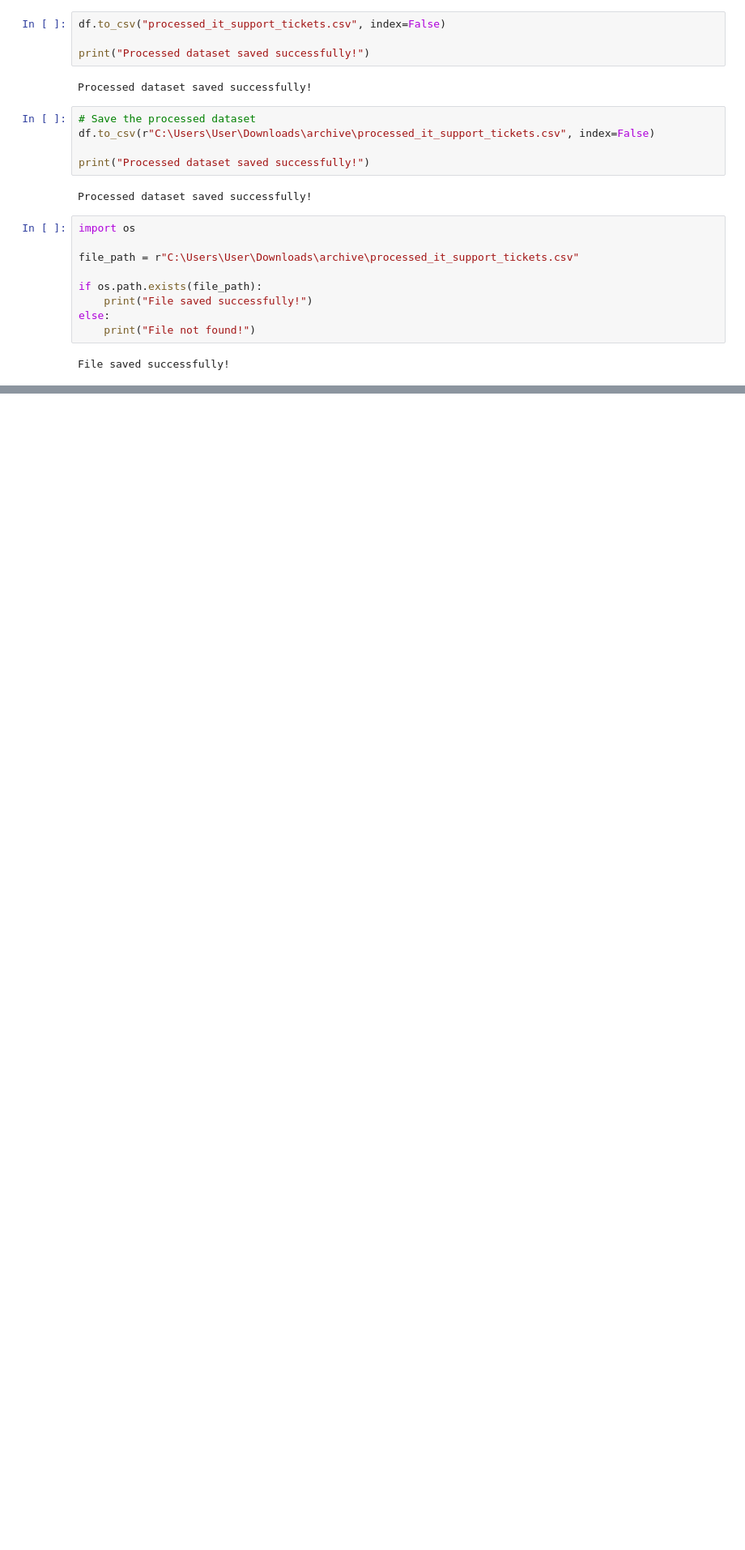
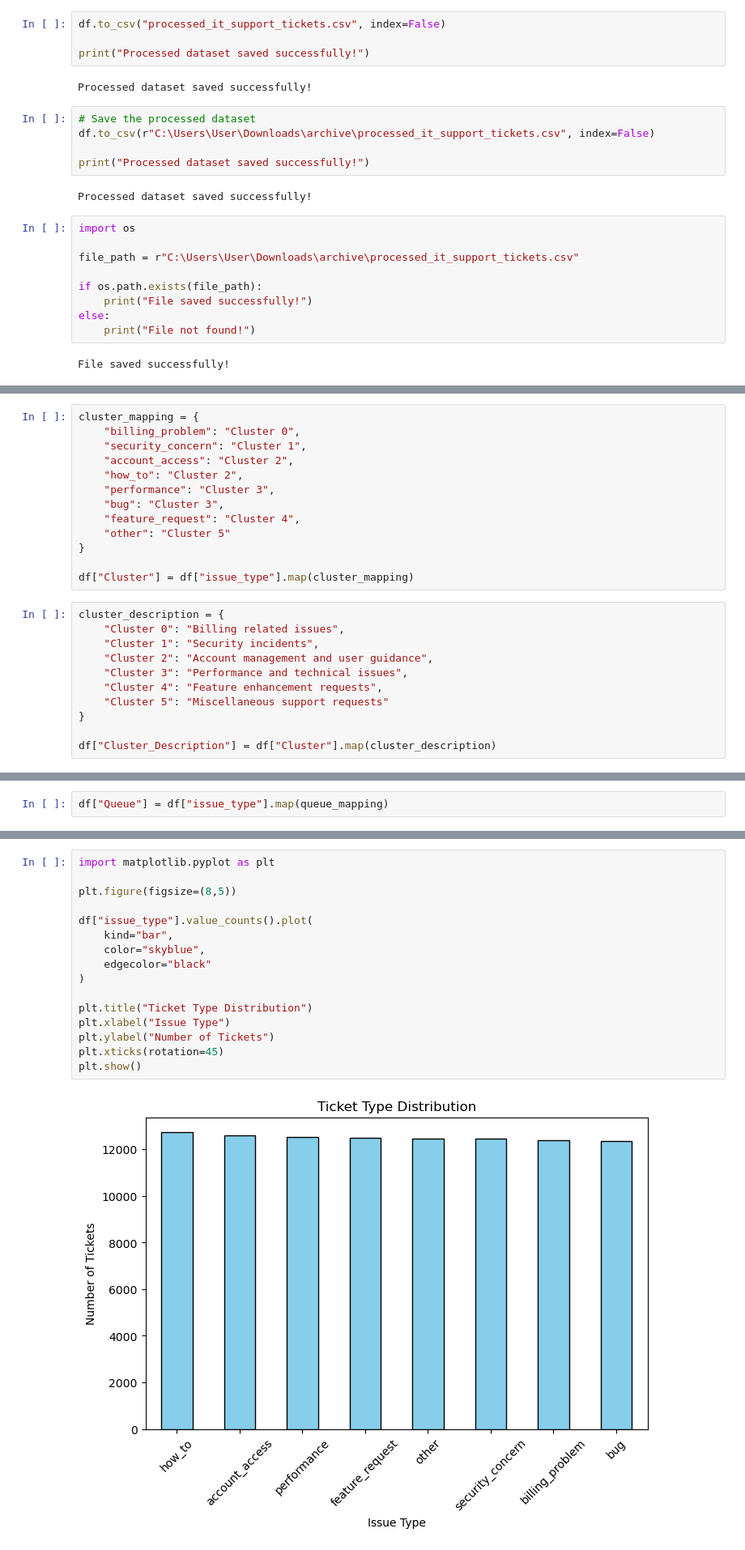
Before and after one commit to springboardmentor1210a/Supportlytics, a Jupyter notebook: internDV.ipynb, the cells around one changed output, grey strips where cells are left out. Shown at 81% size. Cells and saved outputs as stored; diff of their text form; blank space fills up the shorter version.

```diff
--- a/internDV.ipynb
+++ b/internDV.ipynb
@@ -346,0 +398,24 @@ File saved successfully!
+# %%
+cluster_mapping = {
+    "billing_problem": "Cluster 0",
+    "security_concern": "Cluster 1",
+    "account_access": "Cluster 2",
+    "how_to": "Cluster 2",
+    "performance": "Cluster 3",
+    "bug": "Cluster 3",
+    "feature_request": "Cluster 4",
+    "other": "Cluster 5"
+}
+
+df["Cluster"] = df["issue_type"].map(cluster_mapping)
+# %%
+cluster_description = {
+    "Cluster 0": "Billing related issues",
+    "Cluster 1": "Security incidents",
+    "Cluster 2": "Account management and user guidance",
+    "Cluster 3": "Performance and technical issues",
+    "Cluster 4": "Feature enhancement requests",
+    "Cluster 5": "Miscellaneous support requests"
+}
+
+df["Cluster_Description"] = df["Cluster"].map(cluster_description)
@@ -346,0 +441,2 @@ File saved successfully!
+# %%
+df["Queue"] = df["issue_type"].map(queue_mapping)
@@ -346,0 +447,18 @@ File saved successfully!
+# %%
+import matplotlib.pyplot as plt
+
+plt.figure(figsize=(8,5))
+
+df["issue_type"].value_counts().plot(
+    kind="bar",
+    color="skyblue",
+    edgecolor="black"
+)
+
+plt.title("Ticket Type Distribution")
+plt.xlabel("Issue Type")
+plt.ylabel("Number of Tickets")
+plt.xticks(rotation=45)
+plt.show()
+# %% [output]
+[figure, added]
```
Also changed, not shown: parts of 24 cells of this notebook.
